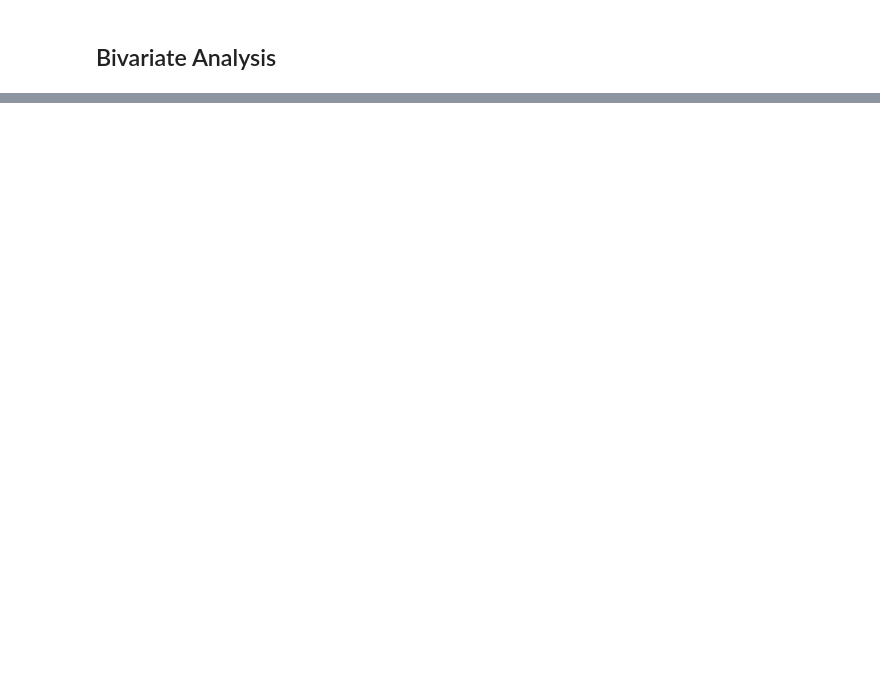
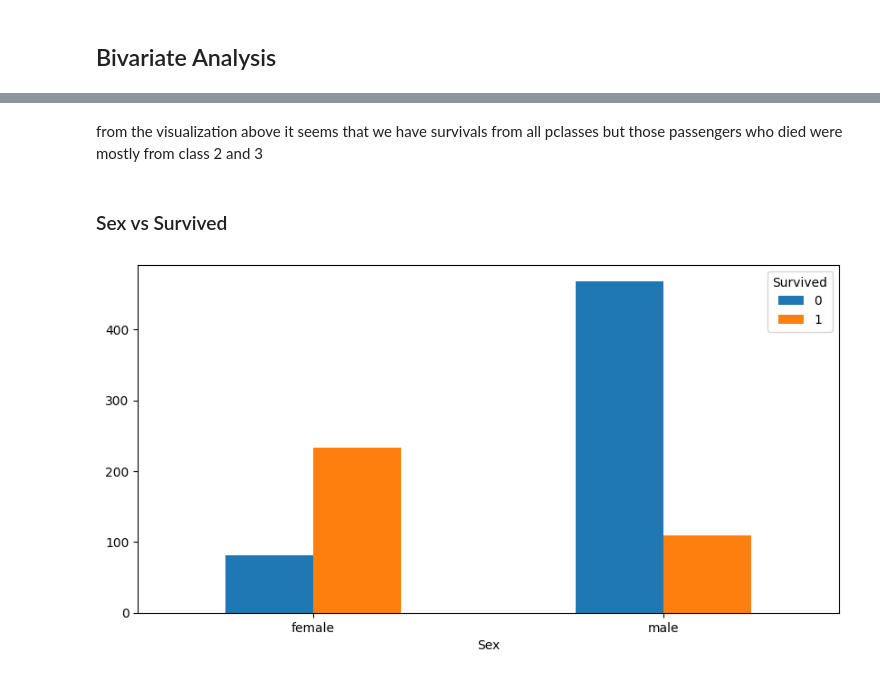
Before and after one commit to parhamvz73/Machine-Learning, a Jupyter notebook: Titanic_classification.ipynb, the cells around one changed output, grey strips where cells are left out. Saved outputs shown, nothing was run; the diff lists cells and outputs as text; code cells hidden in the pictures; blank space fills up the shorter version.

```diff
--- a/Titanic_classification.ipynb
+++ b/Titanic_classification.ipynb
@@ -840,0 +898,12 @@ we will now create a function to separate our features in to date, numeric and c
+# %% [markdown]
+from the visualization above it seems that we have survivals from all pclasses but those passengers who died were mostly from class 2 and 3
+# %% [markdown]
+### Sex vs Survived
+# %%
+ct = pd.crosstab(df['Sex'], df['Survived'])
+ct
+ax = ct.plot(kind='bar', figsize=(10, 5))
+ax.set_xticklabels(ct.index, rotation=0)
+plt.show()
+# %% [output]
+[figure, added]
```
Also changed, not shown: parts of 37 cells of this notebook.
